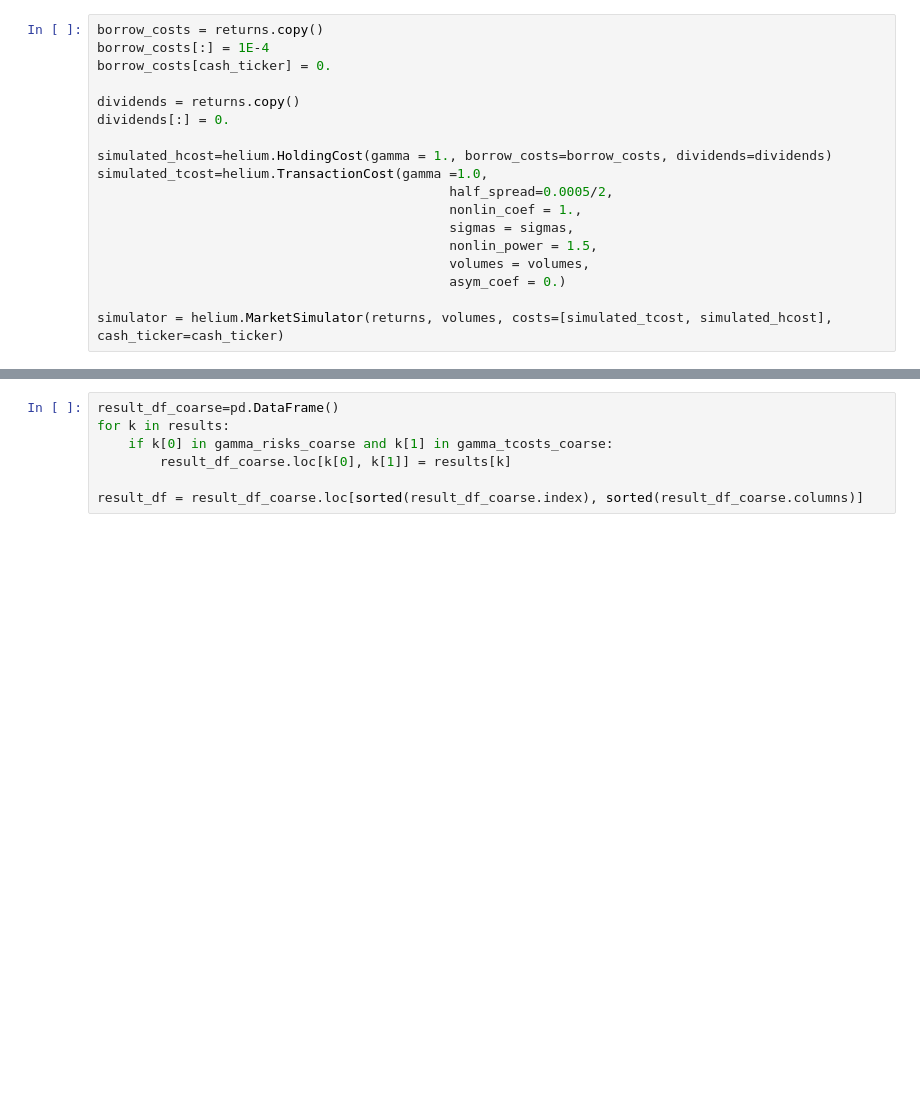
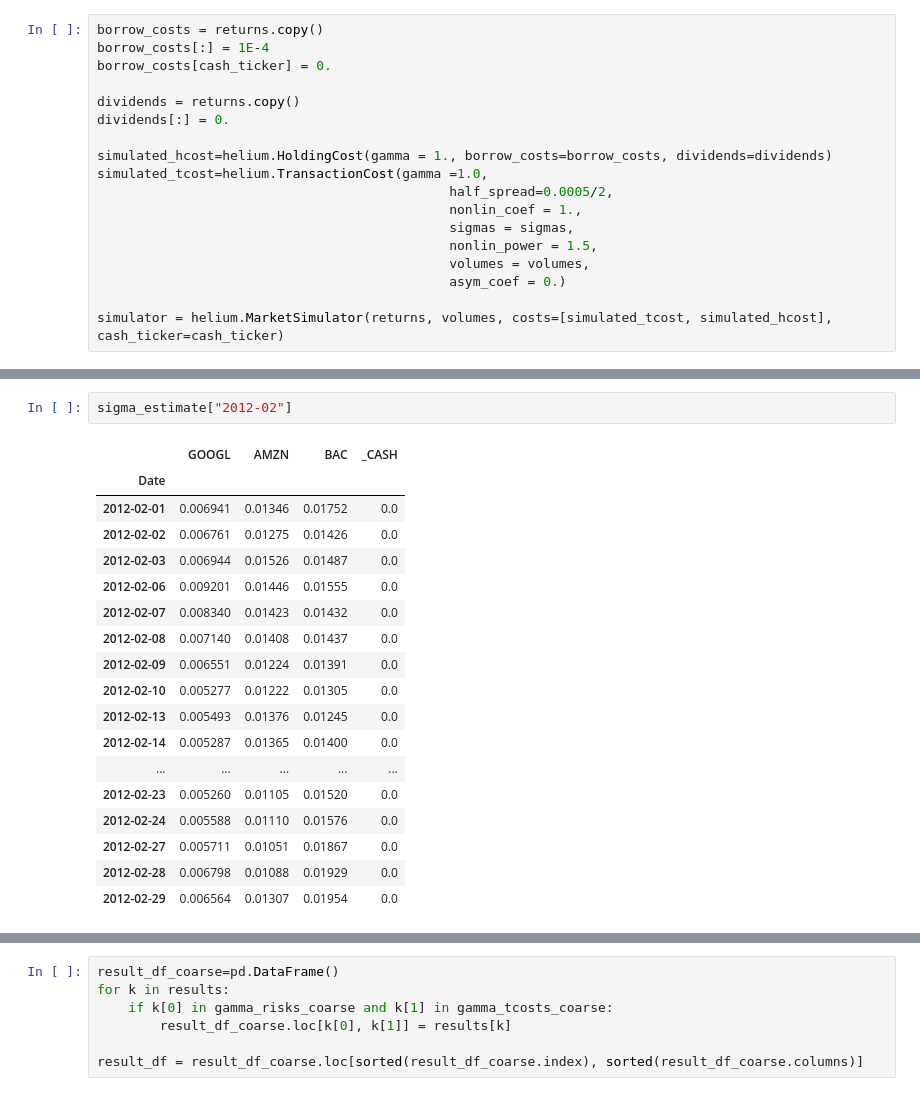
Before and after one commit to yowtzu/helium, a Jupyter notebook: examples/SinglePeriodOptimization.ipynb, the cells around one changed output, grey strips where cells are left out. Drawn from its saved outputs; the diff is of its cells as text; blank space fills up the shorter version.

```diff
--- a/examples/SinglePeriodOptimization.ipynb
+++ b/examples/SinglePeriodOptimization.ipynb
@@ -114,3 +135,24 @@ Sigma_hat = returns.rolling(window=250, min_periods=250).cov().unstack().shift(1
+# %%
+sigma_estimate["2012-02"]
+# %% [output]
+|  | GOOGL | AMZN | BAC | _CASH |
+| Date |  |  |  |  |
+| 2012-02-01 | 0.006941 | 0.01346 | 0.01752 | 0.0 |
+| 2012-02-02 | 0.006761 | 0.01275 | 0.01426 | 0.0 |
+| 2012-02-03 | 0.006944 | 0.01526 | 0.01487 | 0.0 |
+| 2012-02-06 | 0.009201 | 0.01446 | 0.01555 | 0.0 |
+| 2012-02-07 | 0.008340 | 0.01423 | 0.01432 | 0.0 |
+| 2012-02-08 | 0.007140 | 0.01408 | 0.01437 | 0.0 |
+| 2012-02-09 | 0.006551 | 0.01224 | 0.01391 | 0.0 |
+| 2012-02-10 | 0.005277 | 0.01222 | 0.01305 | 0.0 |
+| 2012-02-13 | 0.005493 | 0.01376 | 0.01245 | 0.0 |
+| 2012-02-14 | 0.005287 | 0.01365 | 0.01400 | 0.0 |
+| ... | ... | ... | ... | ... |
+| 2012-02-23 | 0.005260 | 0.01105 | 0.01520 | 0.0 |
+| 2012-02-24 | 0.005588 | 0.01110 | 0.01576 | 0.0 |
+| 2012-02-27 | 0.005711 | 0.01051 | 0.01867 | 0.0 |
+| 2012-02-28 | 0.006798 | 0.01088 | 0.01929 | 0.0 |
+| 2012-02-29 | 0.006564 | 0.01307 | 0.01954 | 0.0 |
 # %%
 policies = {}
 results = {}
```
Also changed, not shown: parts of 8 cells of this notebook.
